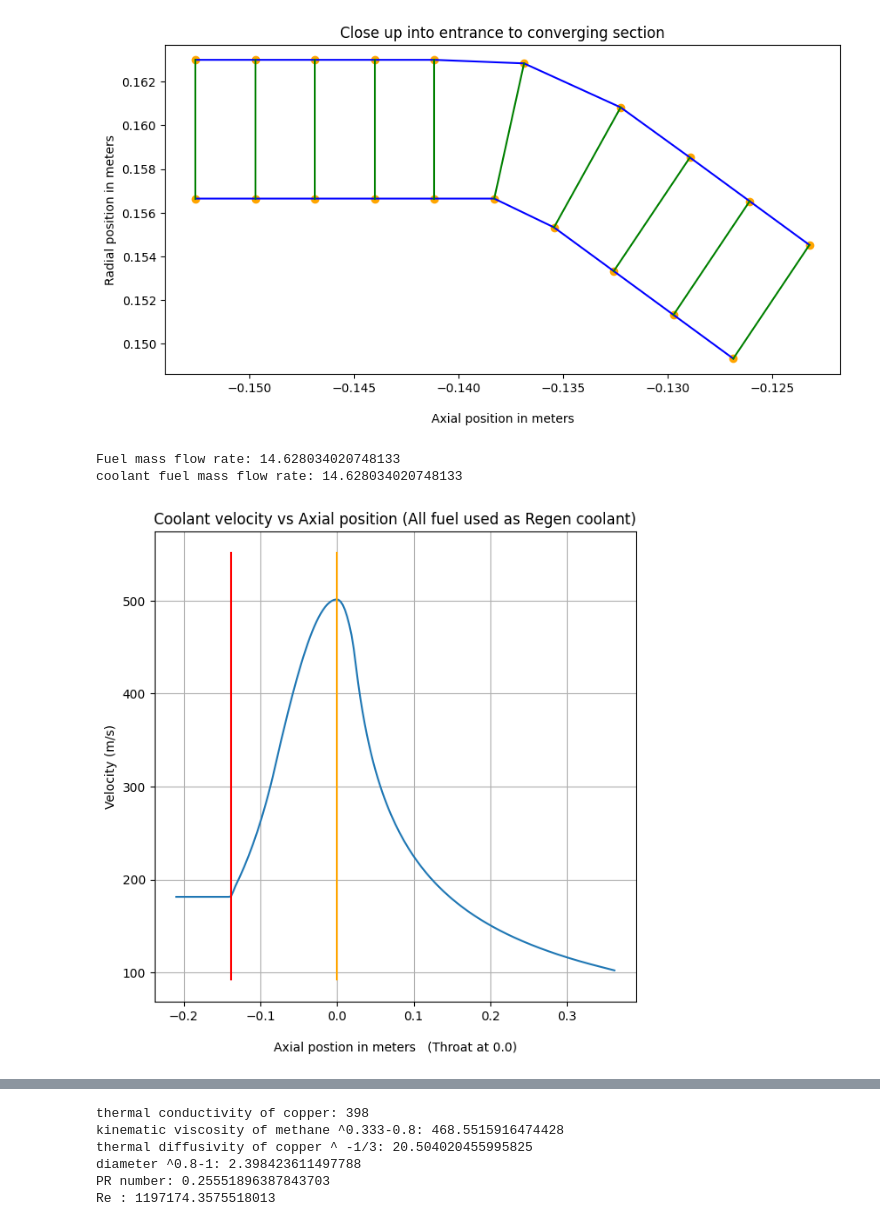
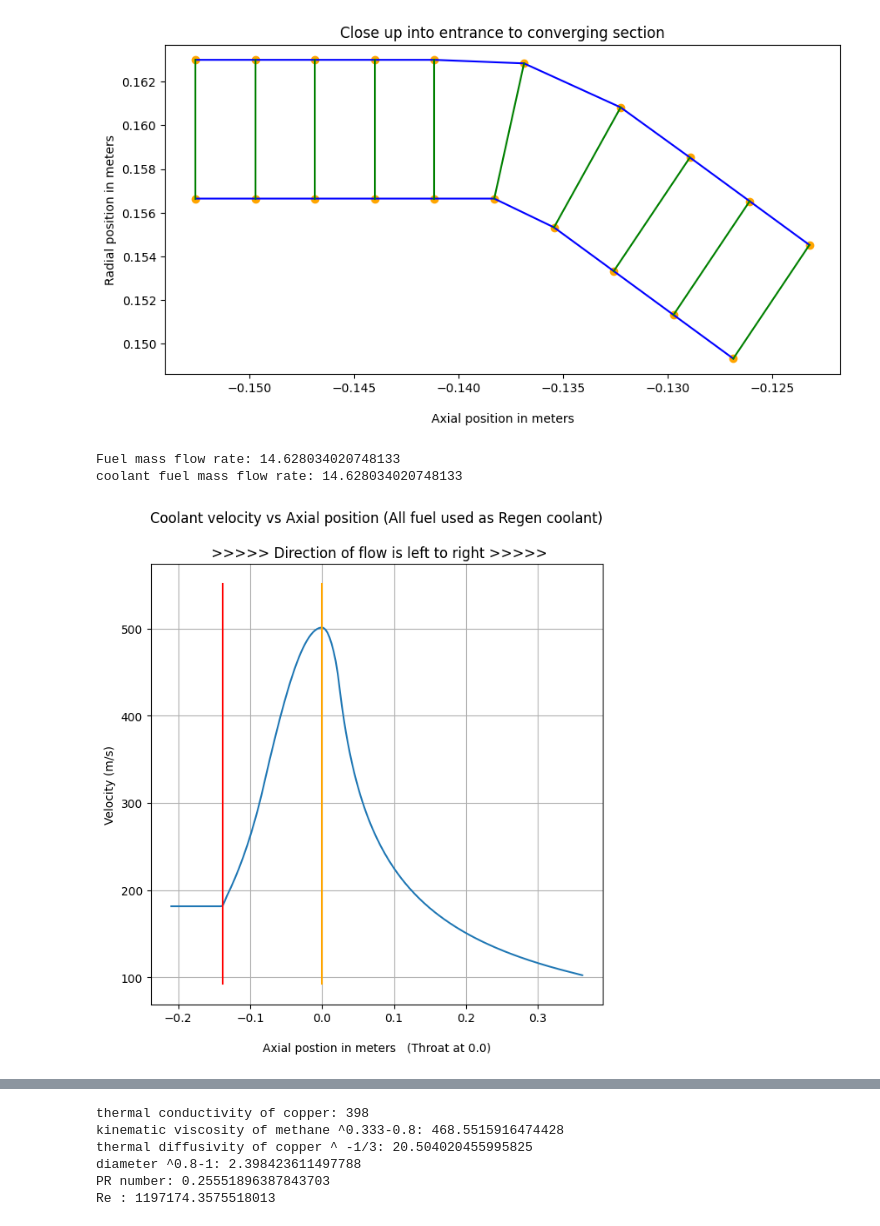
Before and after one commit to mikeortiz5190/Basic-Portfolio, a Jupyter notebook: Nozzle_Design_Code_6_One_trapizoid_node_Segments_ALL_LAYERS_Implicit_Opposite_flow_cooling_.ipynb, the cells around one changed output, grey strips where cells are left out. Drawn from its saved outputs; the diff is of its cells as text; code cells hidden in the pictures.

```diff
--- a/Nozzle_Design_Code_6_One_trapizoid_node_Segments_ALL_LAYERS_Implicit_Opposite_flow_cooling_.ipynb
+++ b/Nozzle_Design_Code_6_One_trapizoid_node_Segments_ALL_LAYERS_Implicit_Opposite_flow_cooling_.ipynb
@@ -642,34 +642,34 @@ plt.show()
 # %%
 # COOLANT VELOCITY THROUGH REGEN JACKET
 #################################################################################
 coolant_velocity = []
 Liquid_meth_density = 0.657
 percentage_of_total_mdot_meth = 1
 coolant_m_dot_meth = percentage_of_total_mdot_meth*m_dot_Meth
 print(f'Fuel mass flow rate: {m_dot_Meth}')
 print(f'coolant fuel mass flow rate: {coolant_m_dot_meth}')
 for i in range(len(nodes_x)):
   s=np.sqrt((inner_liner_x[i] - outer_x[i])**2 + (inner_liner_y[i] - outer_y[i])**2)
   #coolant_velocity.append((coolant_m_dot_meth) / (Liquid_meth_density*np.pi*s*(inner_liner_y[i] + outer_y[i])))
   coolant_velocity.append((coolant_m_dot_meth) / (Liquid_meth_density*np.pi*outer_y[i]*np.sqrt(inner_liner_y[i]**2 + outer_y[i]**2)))
 
 figure(figsize=(7, 7), dpi=100)
 plt.plot(nodes_x,coolant_velocity)
 plt.plot([0,0],[0.9*min(coolant_velocity), 1.1*max(coolant_velocity)], color = 'orange')
 plt.plot([nodes_x[end_of_chamber_index],nodes_x[end_of_chamber_index]],[0.9*min(coolant_velocity), 1.1*max(coolant_velocity)], color = 'red')
 plt.grid()
 percentage = percentage_of_total_mdot_meth*100
 if percentage == 1:
   plt.title(f'Coolant velocity vs Axial position at {percentage}% of the total fuel mass flow rate')
 else:
-  plt.title(f'Coolant velocity vs Axial position (All fuel used as Regen coolant)')
+  plt.title(f'Coolant velocity vs Axial position (All fuel used as Regen coolant)\n\n >>>>> Direction of flow is left to right >>>>>')
 plt.ylabel('Velocity (m/s)')
 plt.xlabel('\nAxial postion in meters   (Throat at 0.0)')
 plt.show()
 # %% [output]
 Fuel mass flow rate: 14.628034020748133
 coolant fuel mass flow rate: 14.628034020748133
-[figure, old version]
+[figure, new version]
 # %%
 #################################################################################
 ###### USE A BACKWARD DIFFERENCE METHOD FOR SIMULTANEOUS EQUATIONS ##############
```
Also changed, not shown: parts of 10 cells of this notebook.
